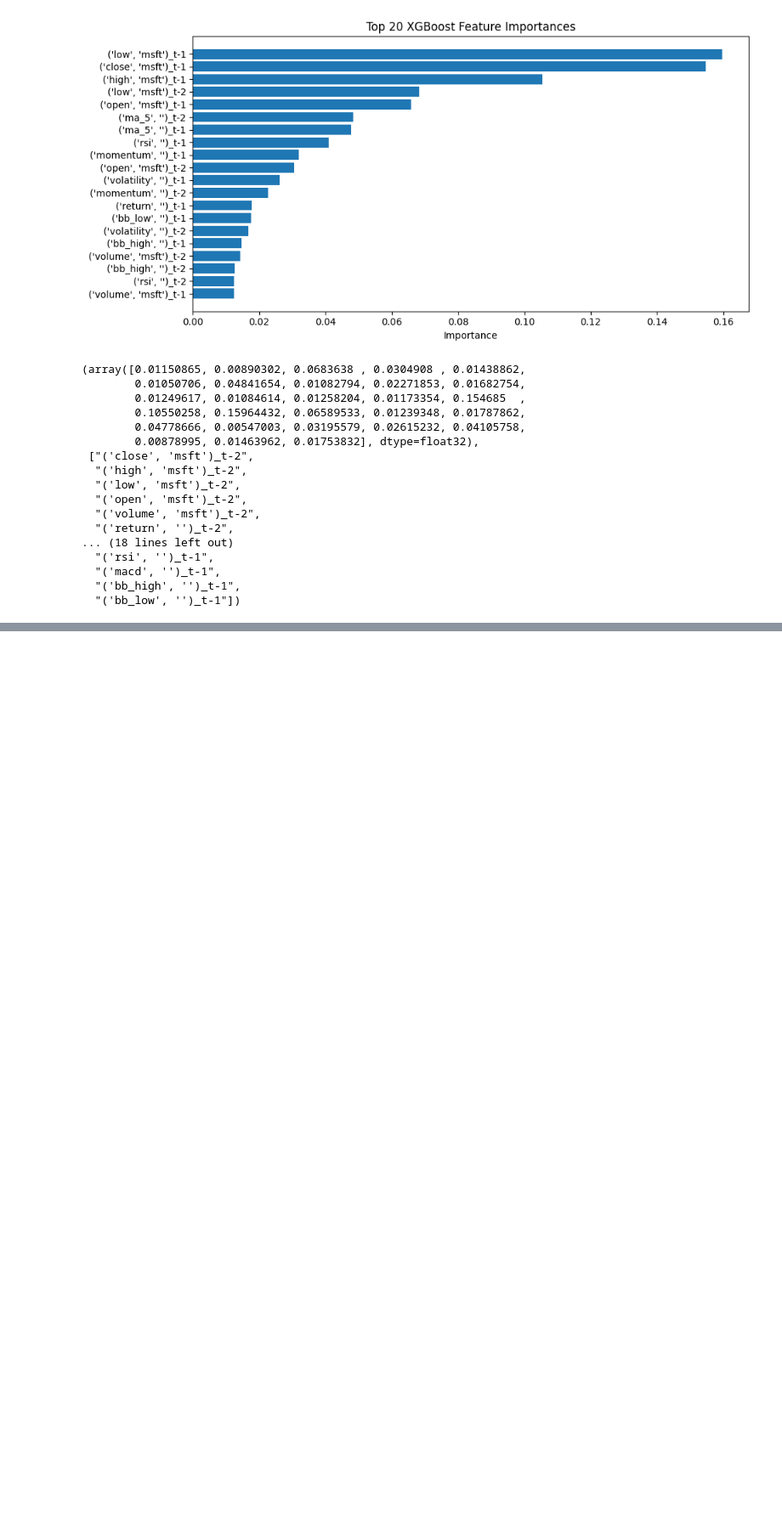
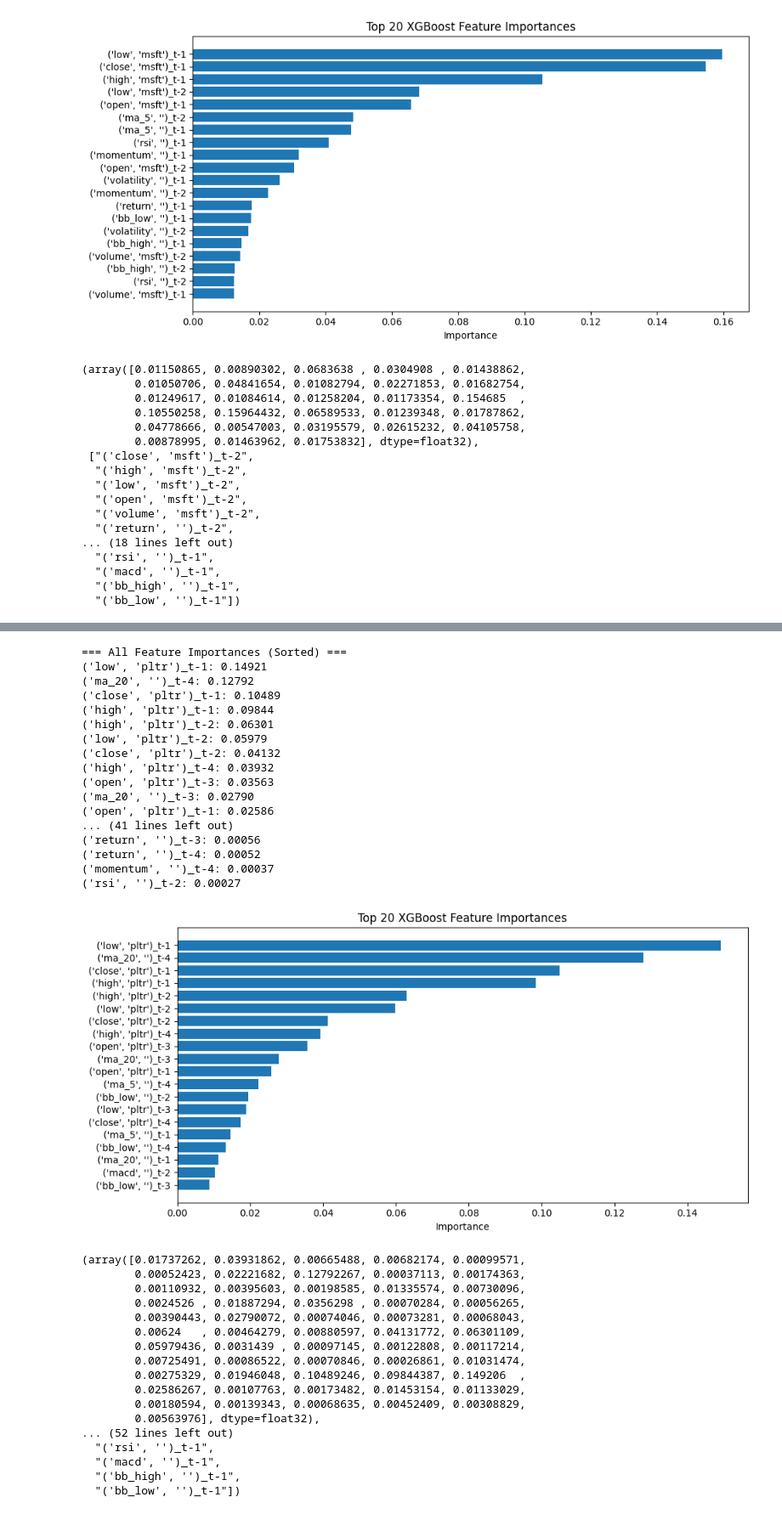
Before and after one commit to ruokokoski/predistocks, a Jupyter notebook: stock_predictor.ipynb, the cells around one changed output, grey strips where cells are left out. Shown at 85% size. Saved outputs shown, nothing was run; the diff lists cells and outputs as text; code cells hidden in the pictures; blank space fills up the shorter version.

```diff
--- a/stock_predictor.ipynb
+++ b/stock_predictor.ipynb
@@ -900,0 +1188,39 @@ get_feature_importance(data, lag, train_window, best_params, use_ta=True)
+# %%
+best_params = study_pltr_combo.best_params
+get_feature_importance(data_pltr, lag, train_window, best_params, use_ta=True)
+# %% [output]
+=== All Feature Importances (Sorted) ===
+('low', 'pltr')_t-1: 0.14921
+('ma_20', '')_t-4: 0.12792
+('close', 'pltr')_t-1: 0.10489
+('high', 'pltr')_t-1: 0.09844
+('high', 'pltr')_t-2: 0.06301
+('low', 'pltr')_t-2: 0.05979
+('close', 'pltr')_t-2: 0.04132
+('high', 'pltr')_t-4: 0.03932
+('open', 'pltr')_t-3: 0.03563
+('ma_20', '')_t-3: 0.02790
+('open', 'pltr')_t-1: 0.02586
+... (41 lines left out)
+('return', '')_t-3: 0.00056
+('return', '')_t-4: 0.00052
+('momentum', '')_t-4: 0.00037
+('rsi', '')_t-2: 0.00027
+[figure, added]
+(array([0.01737262, 0.03931862, 0.00665488, 0.00682174, 0.00099571,
+        0.00052423, 0.02221682, 0.12792267, 0.00037113, 0.00174363,
+        0.00110932, 0.00395603, 0.00198585, 0.01335574, 0.00730096,
+        0.0024526 , 0.01887294, 0.0356298 , 0.00070284, 0.00056265,
+        0.00390443, 0.02790072, 0.00074046, 0.00073281, 0.00068043,
+        0.00624   , 0.00464279, 0.00880597, 0.04131772, 0.06301109,
+        0.05979436, 0.0031439 , 0.00097145, 0.00122808, 0.00117214,
+        0.00725491, 0.00086522, 0.00070846, 0.00026861, 0.01031474,
+        0.00275329, 0.01946048, 0.10489246, 0.09844387, 0.149206  ,
+        0.02586267, 0.00107763, 0.00173482, 0.01453154, 0.01133029,
+        0.00180594, 0.00139343, 0.00068635, 0.00452409, 0.00308829,
+        0.00563976], dtype=float32),
+... (52 lines left out)
+  "('rsi', '')_t-1",
+  "('macd', '')_t-1",
+  "('bb_high', '')_t-1",
+  "('bb_low', '')_t-1"])
```
Also changed, not shown: parts of 13 cells of this notebook.
